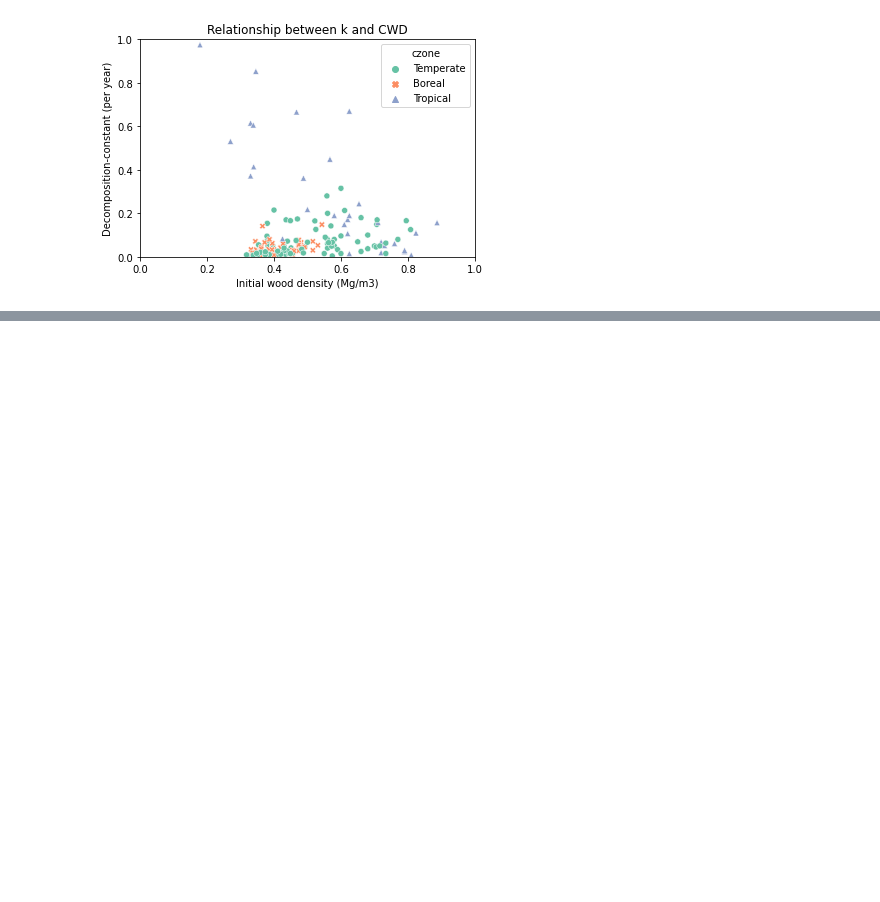
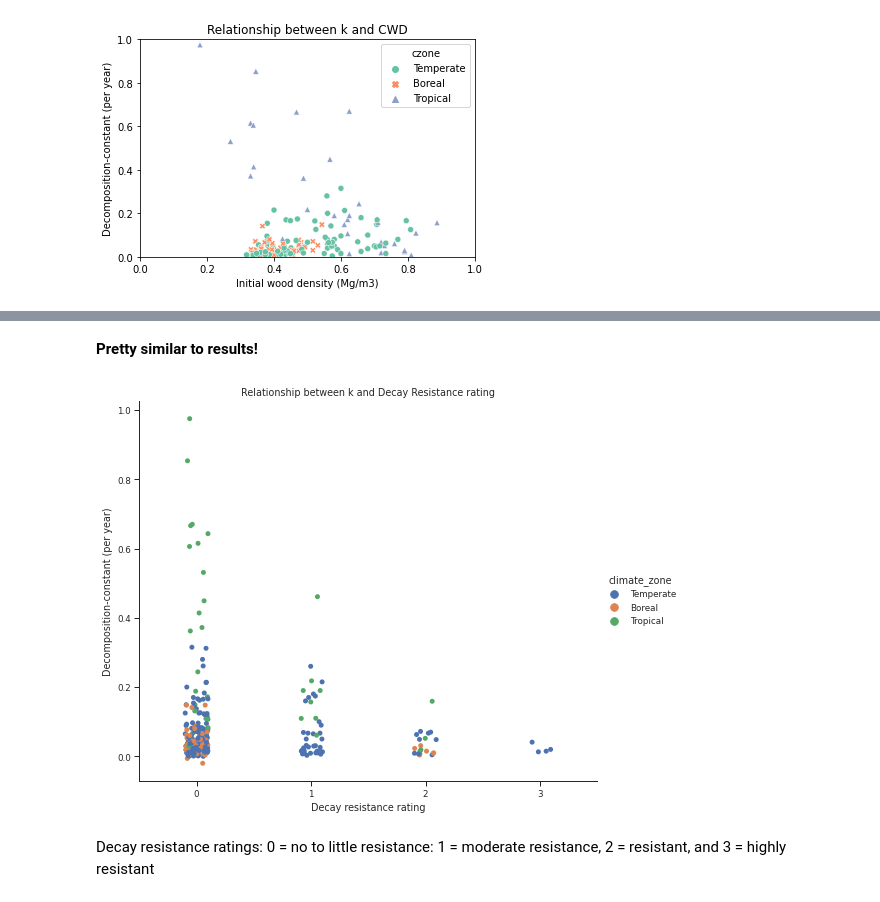
Before and after one commit to yodavo/moja-global-analysis, a Jupyter notebook: 2021-12-08_Task0-MOESM/Hamon.ipynb, the cells around one changed output, grey strips where cells are left out. Drawn from its saved outputs; the diff is of its cells as text; code cells hidden in the pictures; blank space fills up the shorter version.

```diff
--- a/2021-12-08_Task0-MOESM/Hamon.ipynb
+++ b/2021-12-08_Task0-MOESM/Hamon.ipynb
@@ -460,6 +472,0 @@ array([[0.16976131]])
-# %%
-display(data.shape)
-data.dropna(axis=0, how='all', inplace=True)
-data = data.head(295)
-data.drop(columns= ['Unnamed: 19'], inplace=True)
-display(data.shape)
@@ -465,0 +505,16 @@ display(data.shape)
+# %% [markdown]
+**Pretty similar to results!**
+# %%
+# Decay resitance rating vs k
+ax = sns.catplot(x="decay_resistance",
+            y="k(per_year)",
+            hue="climate_zone",
+            data=data,
+            height=6, aspect=1.2)
+ax.set(xlabel='Decay resistance rating', ylabel='Decomposition-constant (per year)',
+       title = 'Relationship between k and Decay Resistance rating')
+plt.show()
+# %% [output]
+[figure, added]
+# %% [markdown]
+Decay resistance ratings: 0 = no to little resistance: 1 = moderate resistance, 2 = resistant, and 3 = highly resistant
```
Also changed, not shown: parts of 16 cells of this notebook.
